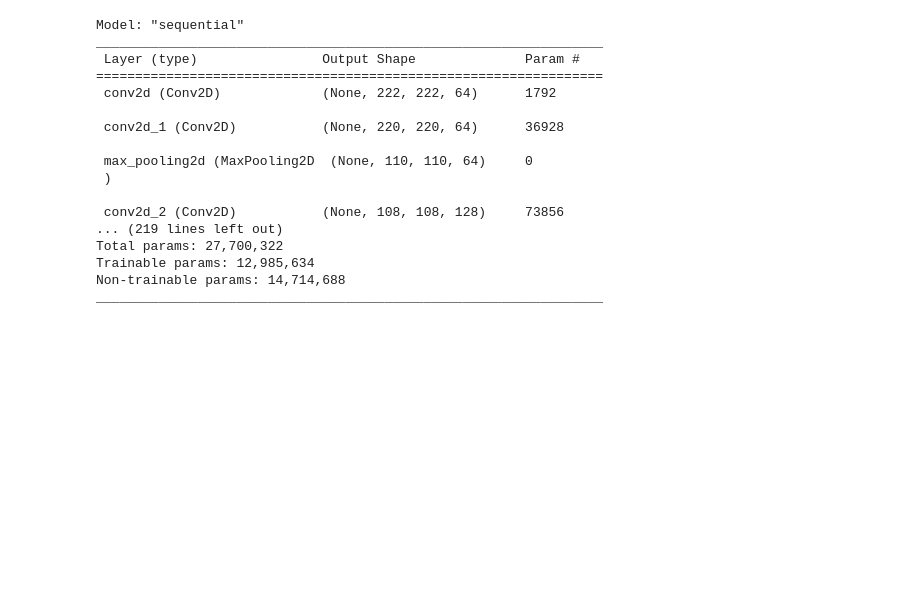
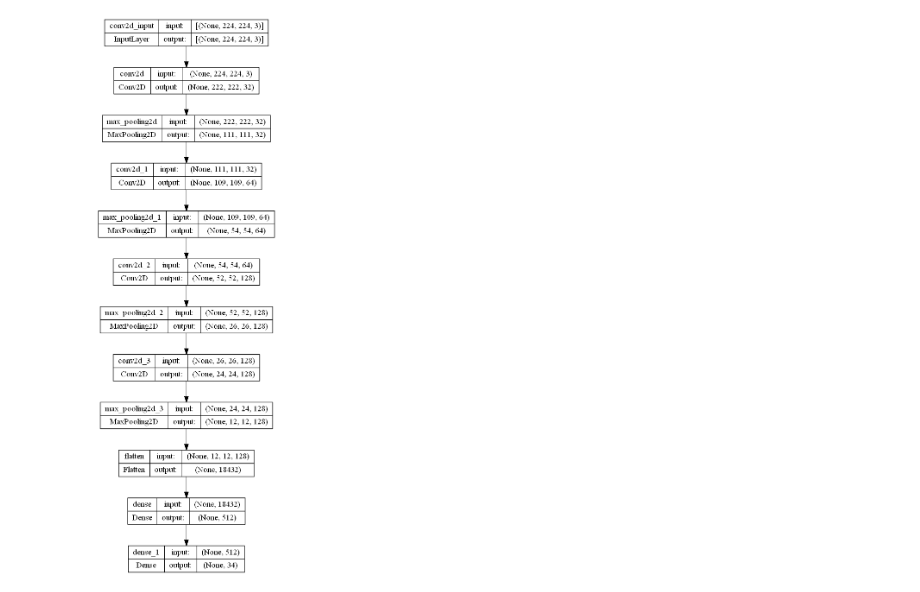
Before and after one commit to nexhua/ml_pose_estimation, a Jupyter notebook: tests.ipynb, the cells around one changed output. Saved outputs shown, nothing was run; the diff lists cells and outputs as text; code cells hidden in the pictures; blank space fills up the shorter version.

```diff
--- a/tests.ipynb
+++ b/tests.ipynb
@@ -73,21 +80,0 @@ for model_name in model_names:
-# %%
-for item in summary_list:
-    print(item)
-# %% [output]
-Model: "sequential"
-_________________________________________________________________
- Layer (type)                Output Shape              Param #
-=================================================================
- conv2d (Conv2D)             (None, 222, 222, 64)      1792
-
- conv2d_1 (Conv2D)           (None, 220, 220, 64)      36928
-
- max_pooling2d (MaxPooling2D  (None, 110, 110, 64)     0
- )
-
- conv2d_2 (Conv2D)           (None, 108, 108, 128)     73856
-... (219 lines left out)
-Total params: 27,700,322
-Trainable params: 12,985,634
-Non-trainable params: 14,714,688
-_________________________________________________________________
@@ -96,2 +81,4 @@ from keras.utils.vis_utils import plot_model
 # %%
-plot_model(model, to_file='model_plot.png', show_shapes=True, show_layer_names=True)
+plot_model(model,"model_plot.png",show_shapes=True,show_layer_names=True)
+# %% [output]
+[figure, added]
```
Also changed, not shown: parts of 16 cells of this notebook, 5 other files.
